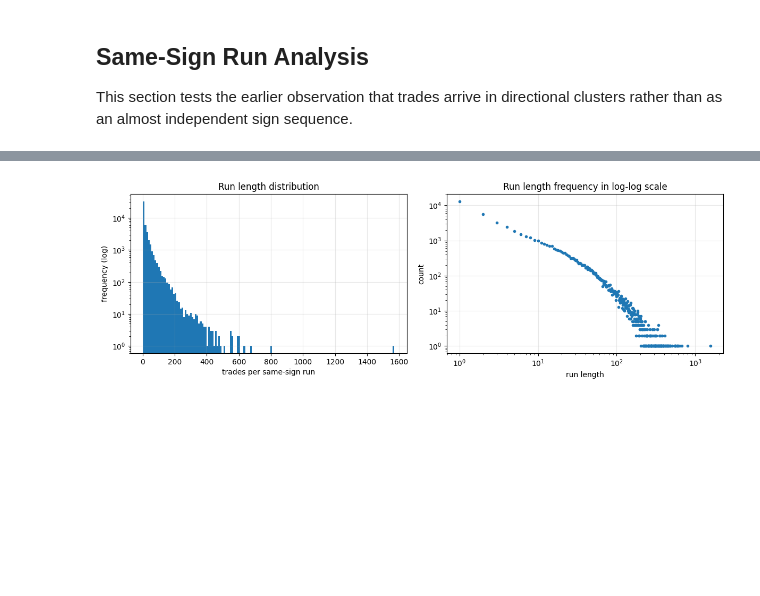
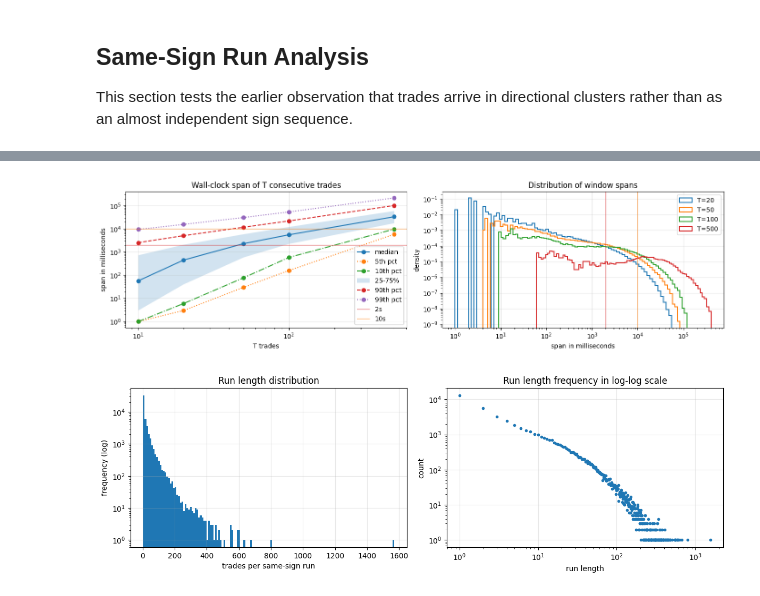
Before and after one commit to hworldcom/exchange-data-backtester, a Jupyter notebook: notebooks/orderflow_study/01_trade_flow_diagnostics.ipynb, the cells around one changed output, grey strips where cells are left out. Cells and saved outputs as stored; diff of their text form; code cells hidden in the pictures; blank space fills up the shorter version.

```diff
--- a/notebooks/btcusdc_orderflow_study/01_trade_flow_diagnostics.ipynb
+++ b/notebooks/orderflow_study/01_trade_flow_diagnostics.ipynb
@@ -218,0 +196,82 @@ display(runs.head())
+# %%
+def rolling_window_span_ms(ts_values: pd.Series, T: int) -> np.ndarray:
+    ts_ns = pd.to_datetime(ts_values, utc=True).astype("int64").to_numpy()
+    span_ms = np.full(len(ts_ns), np.nan, dtype=float)
+    if T <= 0:
+        raise ValueError("T must be positive")
+    if len(ts_ns) < T:
+        return span_ms
+    span_ms[T - 1 :] = (ts_ns[T - 1 :] - ts_ns[: -(T - 1)]) / 1_000_000.0
+    return span_ms
+
+
+SPAN_T_LIST = [10, 20, 50, 100, 500]
+SPAN_THRESHOLD_MS_LIST = [2000, 5000, 10000, 30000, 60000]
+span_rows = []
+span_samples = {}
+
+for T in SPAN_T_LIST:
+    span_ms = rolling_window_span_ms(trades["ts"], T)
+    finite = span_ms[np.isfinite(span_ms)]
+    positive = finite[finite > 0]
+    span_samples[T] = finite
+
+    row = {
+        "T": T,
+        "windows": int(len(finite)),
+        "zero_span_share": float((finite == 0).mean()) if len(finite) else np.nan,
+        "mean_span_ms": float(np.mean(finite)) if len(finite) else np.nan,
+        "median_span_ms": float(np.median(finite)) if len(finite) else np.nan,
+        "p05_span_ms": float(np.quantile(finite, 0.05)) if len(finite) else np.nan,
+        "p10_span_ms": float(np.quantile(finite, 0.10)) if len(finite) else np.nan,
+        "p25_span_ms": float(np.quantile(finite, 0.25)) if len(finite) else np.nan,
+        "p75_span_ms": float(np.quantile(finite, 0.75)) if len(finite) else np.nan,
+        "p90_span_ms": float(np.quantile(finite, 0.90)) if len(finite) else np.nan,
+        "p99_span_ms": float(np.quantile(finite, 0.99)) if len(finite) else np.nan,
+    }
+    for threshold_ms in SPAN_THRESHOLD_MS_LIST:
+        row[f"share_le_{int(threshold_ms / 1000)}s"] = float((finite <= threshold_ms).mean()) if len(finite) else np.nan
+    span_rows.append(row)
+
+span_summary = pd.DataFrame(span_rows)
+display(span_summary)
+
+fig, axes = plt.subplots(1, 2, figsize=(14, 4))
+
+axes[0].plot(span_summary["T"], span_summary["median_span_ms"], marker="o", label="median")
+axes[0].plot(span_summary["T"], span_summary["p05_span_ms"], marker="o", linestyle=":", label="5th pct")
+axes[0].plot(span_summary["T"], span_summary["p10_span_ms"], marker="o", linestyle="-.", label="10th pct")
+axes[0].fill_between(span_summary["T"], span_summary["p25_span_ms"], span_summary["p75_span_ms"], alpha=0.2, label="25-75%")
+axes[0].plot(span_summary["T"], span_summary["p90_span_ms"], marker="o", linestyle="--", label="90th pct")
+axes[0].plot(span_summary["T"], span_summary["p99_span_ms"], marker="o", linestyle=":", label="99th pct")
+axes[0].axhline(2000, color="tab:red", linewidth=1, alpha=0.6, label="2s")
+axes[0].axhline(10000, color="tab:orange", linewidth=1, alpha=0.6, label="10s")
+axes[0].set_xscale("log")
+axes[0].set_yscale("log")
+axes[0].set_title("Wall-clock span of T consecutive trades")
+axes[0].set_xlabel("T trades")
+axes[0].set_ylabel("span in milliseconds")
+axes[0].grid(True, alpha=0.3)
+axes[0].legend()
+
+for T in [20, 50, 100, 500]:
+    finite = span_samples[T]
+    positive = finite[finite > 0]
+    if len(positive) == 0:
+        continue
+    bins = np.geomspace(max(positive.min(), 1e-3), positive.max(), 80)
+    axes[1].hist(positive, bins=bins, density=True, histtype="step", linewidth=1.5, label=f"T={T}")
+
+axes[1].axvline(2000, color="tab:red", linewidth=1, alpha=0.6)
+axes[1].axvline(10000, color="tab:orange", linewidth=1, alpha=0.6)
+axes[1].set_xscale("log")
+axes[1].set_yscale("log")
+axes[1].set_title("Distribution of window spans")
+axes[1].set_xlabel("span in milliseconds")
+axes[1].set_ylabel("density")
+axes[1].grid(True, alpha=0.3)
+axes[1].legend()
+
+plt.tight_layout()
+plt.show()
+# %% [output]
@@ -219,3 +284,4 @@ display(runs.head())
+[figure, added]
 # %%
 fig, axes = plt.subplots(1, 2, figsize=(12, 4))
 
```
Also changed, not shown: parts of 6 cells of this notebook, 36 other files.
